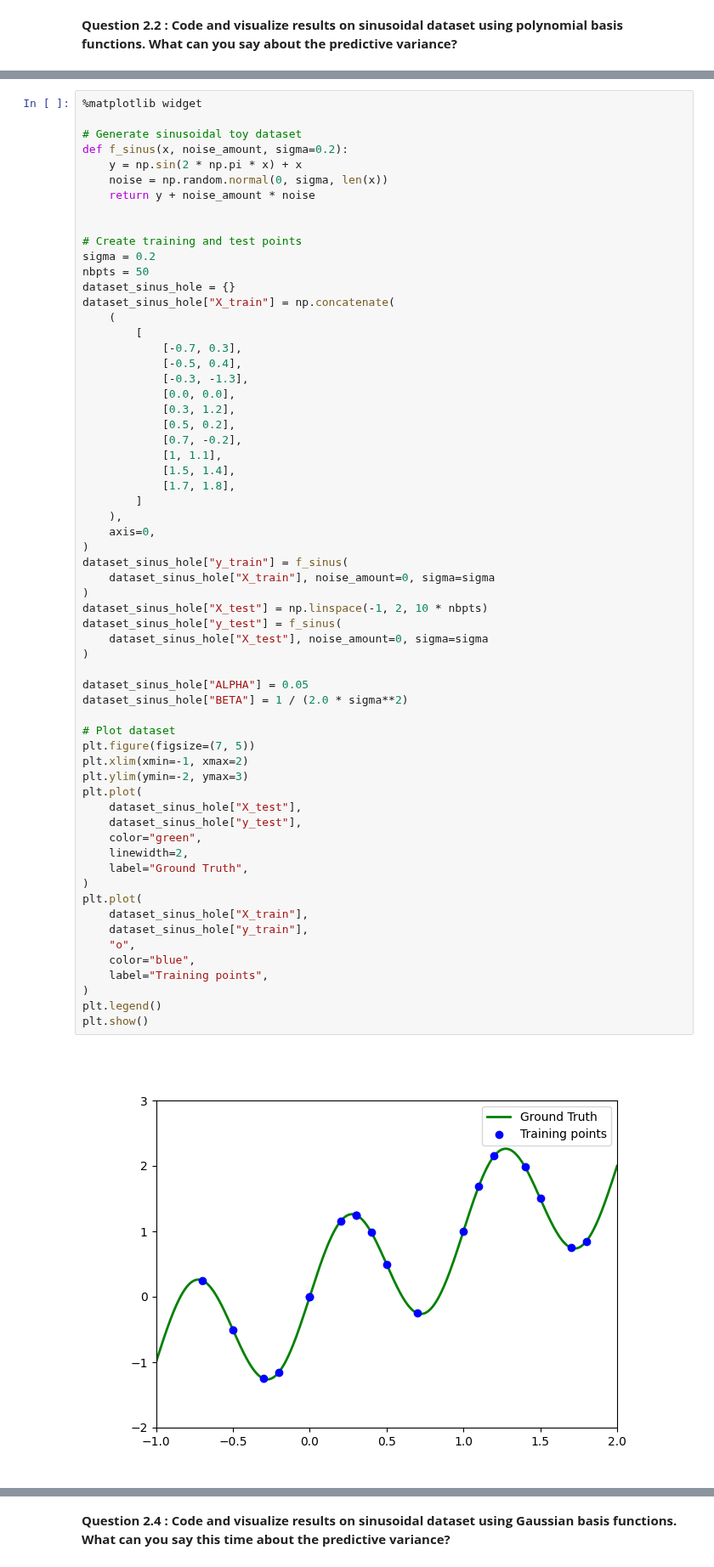
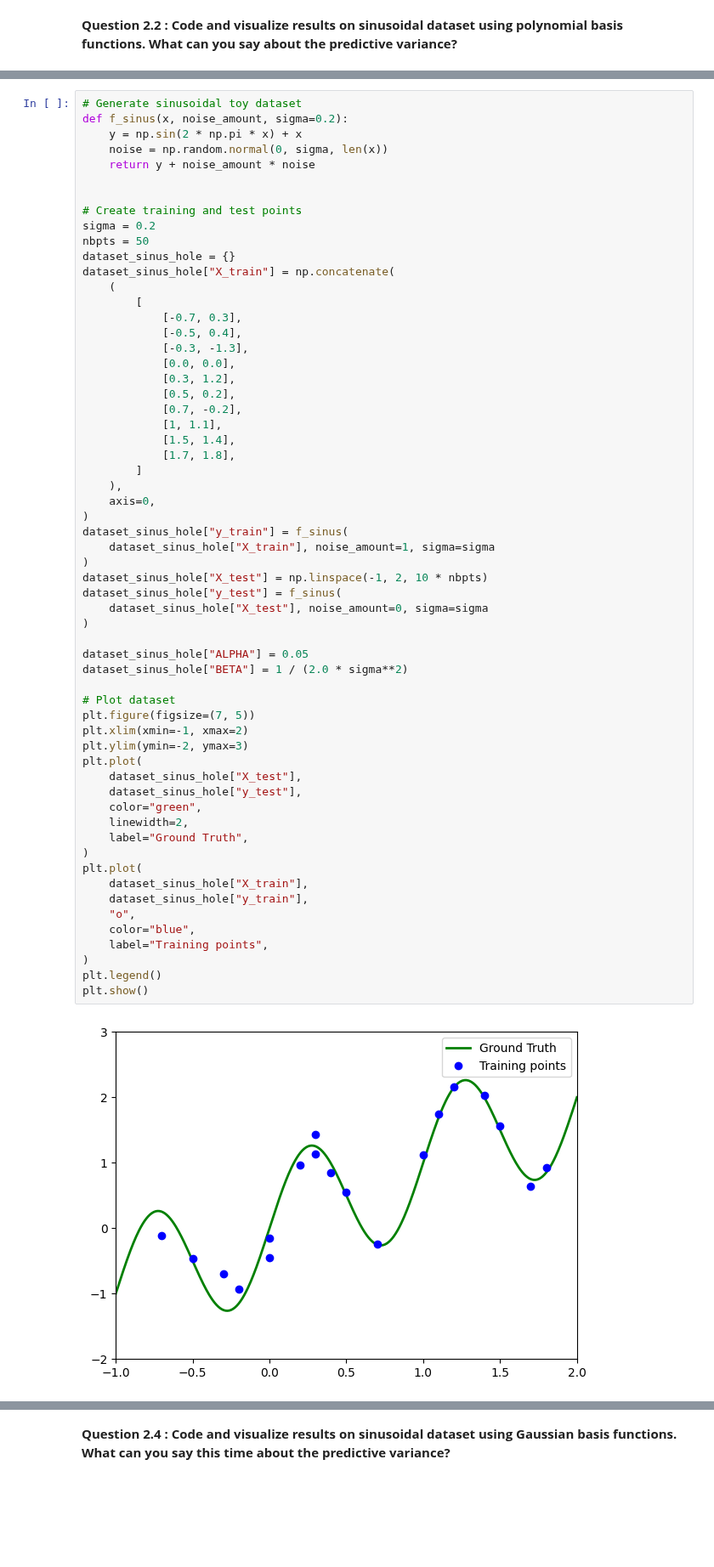
Before and after one commit to CharlesAttend/M2-DAC, a Jupyter notebook: RDFIA/TME/Section3/3_a_Bayesian_Linear_Regression.ipynb, the cells around one changed output, grey strips where cells are left out. Shown at 85% size. Cells and saved outputs as stored; diff of their text form; blank space fills up the shorter version.

Commit message:
RDFIA/Part3: - questions part 1 à confirmer - questions part 2 most à confirmer - figures

```diff
--- a/RDFIA/TME/Section3/3_a_Bayesian_Linear_Regression.ipynb
+++ b/RDFIA/TME/Section3/3_a_Bayesian_Linear_Regression.ipynb
@@ -655,6 +655,4 @@ plot_results(
 # %%
-%matplotlib widget
-
 # Generate sinusoidal toy dataset
 def f_sinus(x, noise_amount, sigma=0.2):
     y = np.sin(2 * np.pi * x) + x
@@ -684,38 +682,38 @@ dataset_sinus_hole["X_train"] = np.concatenate(
     axis=0,
 )
 dataset_sinus_hole["y_train"] = f_sinus(
-    dataset_sinus_hole["X_train"], noise_amount=0, sigma=sigma
+    dataset_sinus_hole["X_train"], noise_amount=1, sigma=sigma
 )
 dataset_sinus_hole["X_test"] = np.linspace(-1, 2, 10 * nbpts)
 dataset_sinus_hole["y_test"] = f_sinus(
     dataset_sinus_hole["X_test"], noise_amount=0, sigma=sigma
 )
 
 dataset_sinus_hole["ALPHA"] = 0.05
 dataset_sinus_hole["BETA"] = 1 / (2.0 * sigma**2)
 
 # Plot dataset
 plt.figure(figsize=(7, 5))
 plt.xlim(xmin=-1, xmax=2)
 plt.ylim(ymin=-2, ymax=3)
 plt.plot(
     dataset_sinus_hole["X_test"],
     dataset_sinus_hole["y_test"],
     color="green",
     linewidth=2,
     label="Ground Truth",
 )
 plt.plot(
     dataset_sinus_hole["X_train"],
     dataset_sinus_hole["y_train"],
     "o",
     color="blue",
     label="Training points",
 )
 plt.legend()
 plt.show()
 # %% [output]
-[figure, old version]
+[figure, new version]
 # %%
 # TO DO: Define f_pred, predict on test points and plot results
 
```
Also changed, not shown: parts of 16 cells of this notebook, 7 other files.
